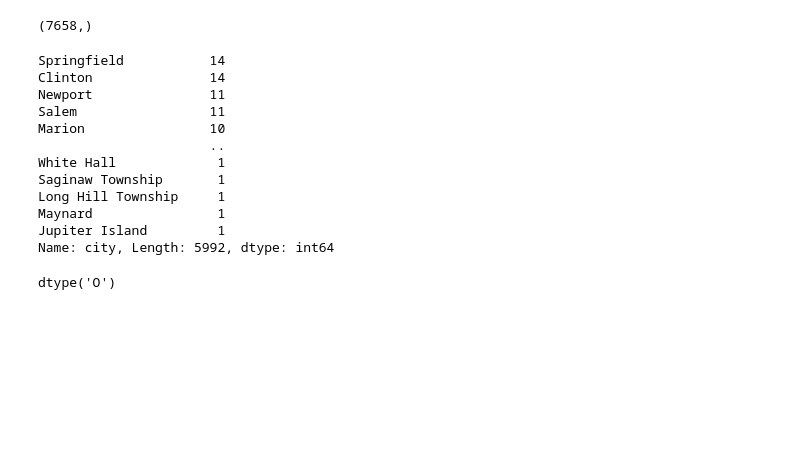
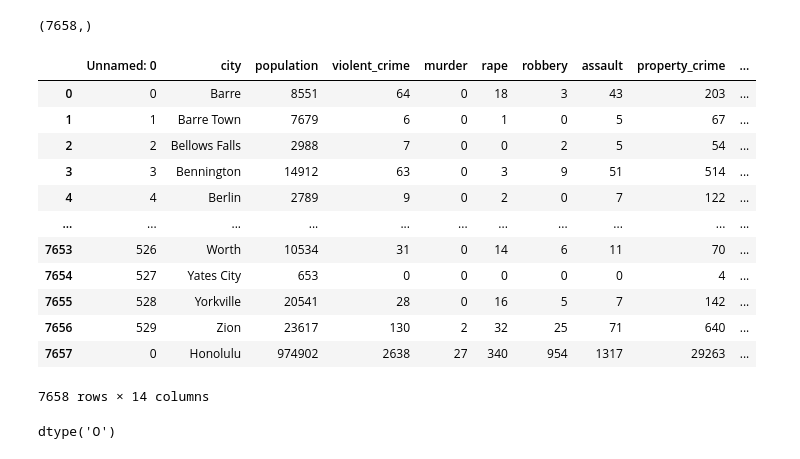
Before and after one commit to komskisp/greenzone, a Jupyter notebook: allstate_final_df.ipynb, the cells around one changed output. Drawn from its saved outputs; the diff is of its cells as text; code cells hidden in the pictures; blank space fills up the shorter version.

```diff
--- a/allstate_final_df.ipynb
+++ b/allstate_final_df.ipynb
@@ -27,20 +27,22 @@ city_list.shape
 # %% [output]
 (7658,)
 # %%
-city_list.value_counts()
+df['city'] = df['city'].str.replace('\d+', '')
+df
 # %% [output]
+|  | Unnamed: 0 | city | population | violent_crime | murder | rape | robbery | assault | property_crime | ... |
+| 0 | 0 | Barre | 8551 | 64 | 0 | 18 | 3 | 43 | 203 | ... |
+| 1 | 1 | Barre Town | 7679 | 6 | 0 | 1 | 0 | 5 | 67 | ... |
+| 2 | 2 | Bellows Falls | 2988 | 7 | 0 | 0 | 2 | 5 | 54 | ... |
+| 3 | 3 | Bennington | 14912 | 63 | 0 | 3 | 9 | 51 | 514 | ... |
+| 4 | 4 | Berlin | 2789 | 9 | 0 | 2 | 0 | 7 | 122 | ... |
+| ... | ... | ... | ... | ... | ... | ... | ... | ... | ... | ... |
+| 7653 | 526 | Worth | 10534 | 31 | 0 | 14 | 6 | 11 | 70 | ... |
+| 7654 | 527 | Yates City | 653 | 0 | 0 | 0 | 0 | 0 | 4 | ... |
+| 7655 | 528 | Yorkville | 20541 | 28 | 0 | 16 | 5 | 7 | 142 | ... |
+| 7656 | 529 | Zion | 23617 | 130 | 2 | 32 | 25 | 71 | 640 | ... |
+| 7657 | 0 | Honolulu | 974902 | 2638 | 27 | 340 | 954 | 1317 | 29263 | ... |
-Springfield           14
-Clinton               14
-Newport               11
-Salem                 11
-Marion                10
-                      ..
-White Hall             1
-Saginaw Township       1
-Long Hill Township     1
-Maynard                1
-Jupiter Island         1
-Name: city, Length: 5992, dtype: int64
+7658 rows × 14 columns
 # %%
 city_list.dtype
 # %% [output]
```
Also changed, not shown: parts of 1 cell of this notebook, 29 other files.
